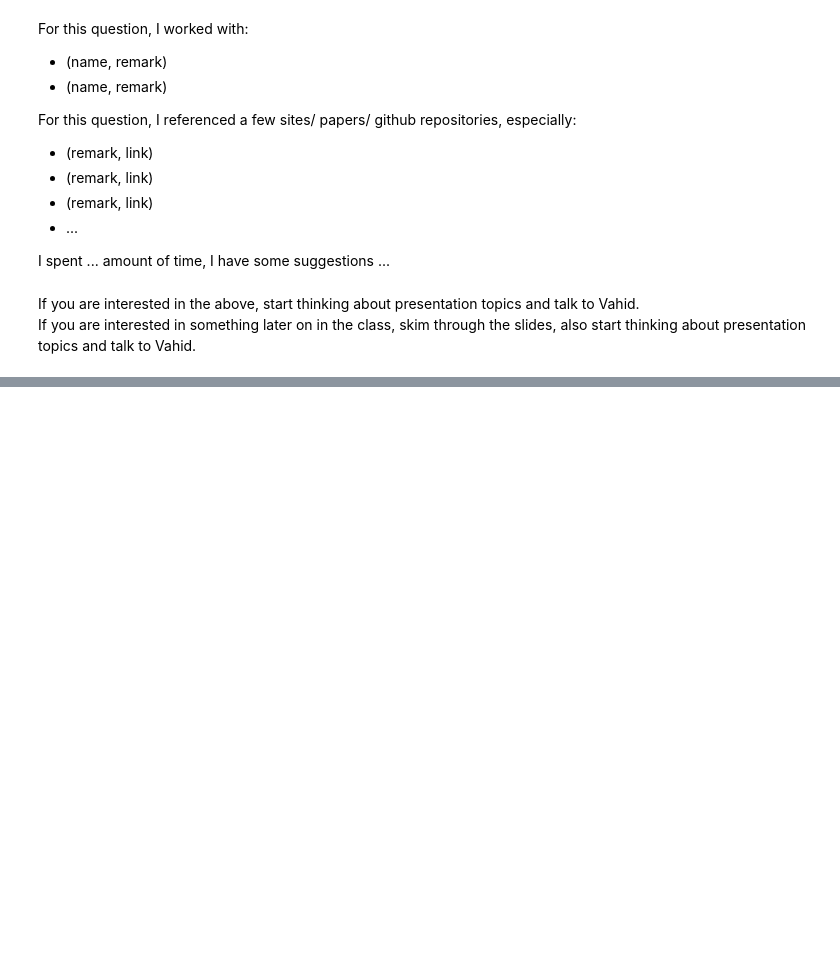
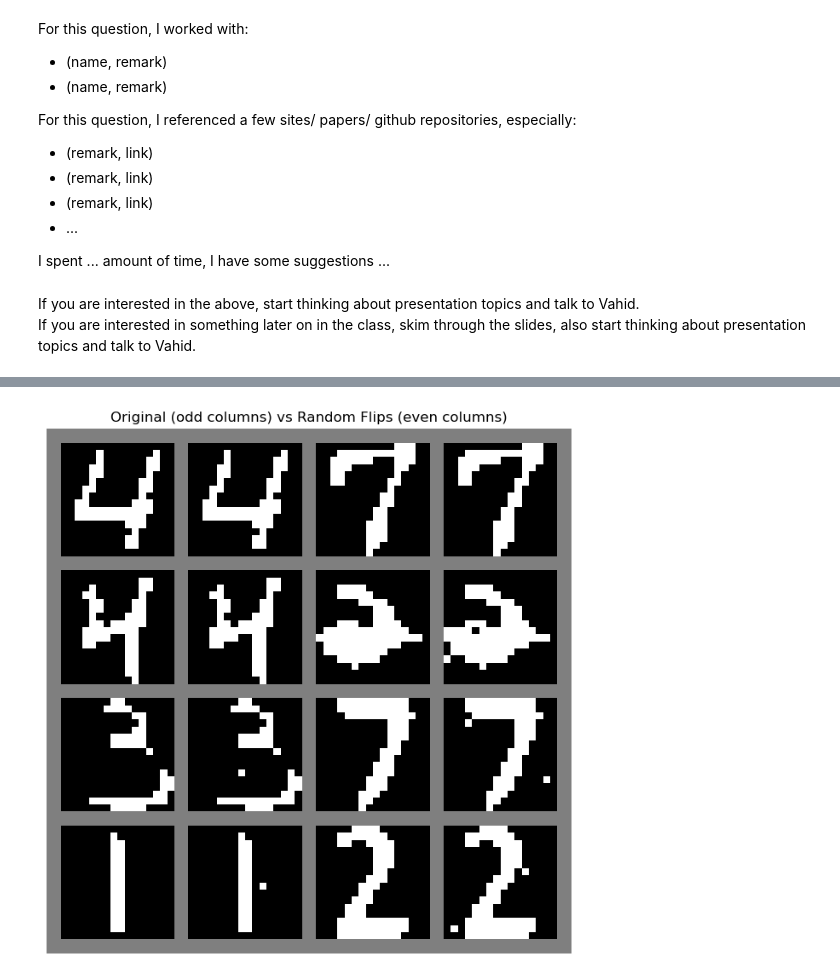
Before and after one commit to jinyi12/ECE689_Adv_DL_Sp2025, a Jupyter notebook: HW1/HW1.ipynb, the cells around one changed output, grey strips where cells are left out. Drawn from its saved outputs; the diff is of its cells as text; code cells hidden in the pictures; blank space fills up the shorter version.

```diff
--- a/HW1/HW1.ipynb
+++ b/HW1/HW1.ipynb
@@ -1610,0 +1639,23 @@ NameError: name 'transforms' is not defined
+# %%
+# Visualize data with random pixel flips
+plt.figure(figsize=(8,8))
+
+# Get a batch of images
+x_orig, _ = next(iter(train_loader))
+
+# Create copy and randomly flip pixels
+x_flipped = x_orig.clone()
+flip_prob = 0.005  # Probability of flipping each pixel
+random_mask = torch.rand_like(x_flipped) < flip_prob
+x_flipped[random_mask] *= -1  # Flip selected pixels from -1 to 1 or vice versa
+
+# Create grid with original and flipped images side by side
+combined = torch.stack([x_orig[:8], x_flipped[:8]], dim=1).view(-1, 1, 16, 16)
+grid = torchvision.utils.make_grid(combined, nrow=4, normalize=True, value_range=(-1,1), padding=2, pad_value=0.5)
+
+plt.imshow(grid.permute(1,2,0))
+plt.title('Original (odd columns) vs Random Flips (even columns)')
+plt.axis('off')
+plt.show()
+# %% [output]
+[figure, added]
```
Also changed, not shown: parts of 10 cells of this notebook.
